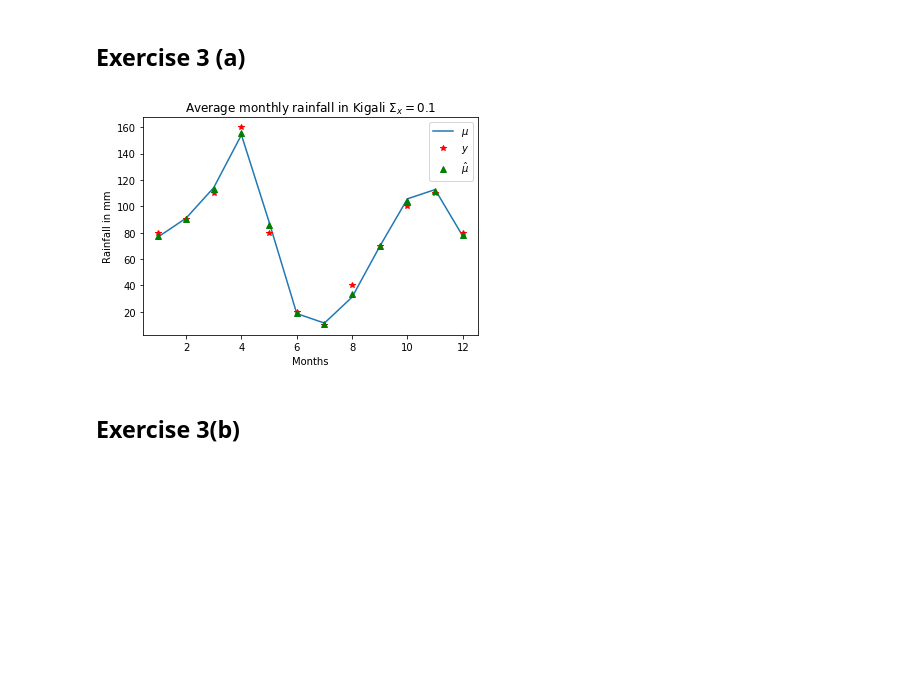
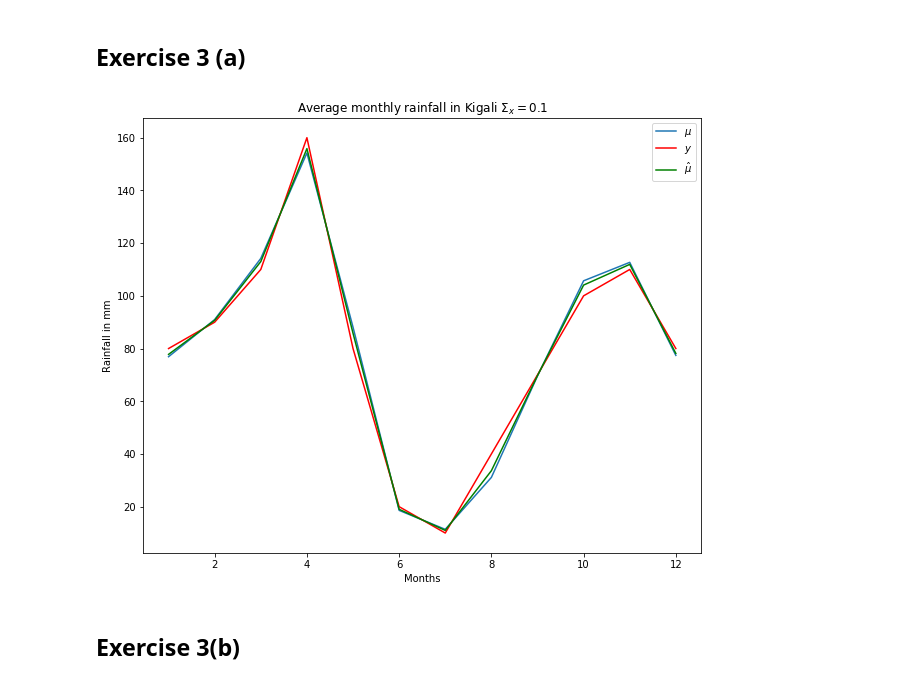
Before and after one commit to yusufbrima/AIMS, a Jupyter notebook: Lectures/Review Phase/Block 8/Data Assimilation/Labs/01042021/Bayesian Estimation.ipynb, the cells around one changed output. Saved outputs shown, nothing was run; the diff lists cells and outputs as text; code cells hidden in the pictures; blank space fills up the shorter version.

```diff
--- a/Lectures/Review Phase/Block 8/Data Assimilation/Labs/01042021/Bayesian Estimation.ipynb
+++ b/Lectures/Review Phase/Block 8/Data Assimilation/Labs/01042021/Bayesian Estimation.ipynb
@@ -20,16 +20,17 @@ sigmax = 0.1 * np.eye(N)
 mu_star,sigma_star = bayes(y,sigmax,sigmay,H,mu)
 t  =  np.linspace(1,N,N)
 # %%
+plt.figure(figsize=(10,8))
 plt.plot(t,mu,label=r"$\mu$")
-plt.plot(t,y,'r*',label=r"$y$")
-plt.plot(t,mu_star,'g^',label=r"$\hat{\mu}$")
+plt.plot(t,y,'r',label=r"$y$")
+plt.plot(t,mu_star,'g',label=r"$\hat{\mu}$")
 plt.xlabel('Months')
 plt.ylabel('Rainfall in mm')
 plt.title(r'Average monthly rainfall in Kigali $\Sigma_x = 0.1$')
 plt.legend()
 plt.show()
 # %% [output]
-[figure, old version]
+[figure, new version]
 # %% [markdown]
 ## Exercise 3(b)
 # %%
```
Also changed, not shown: parts of 3 cells of this notebook.
